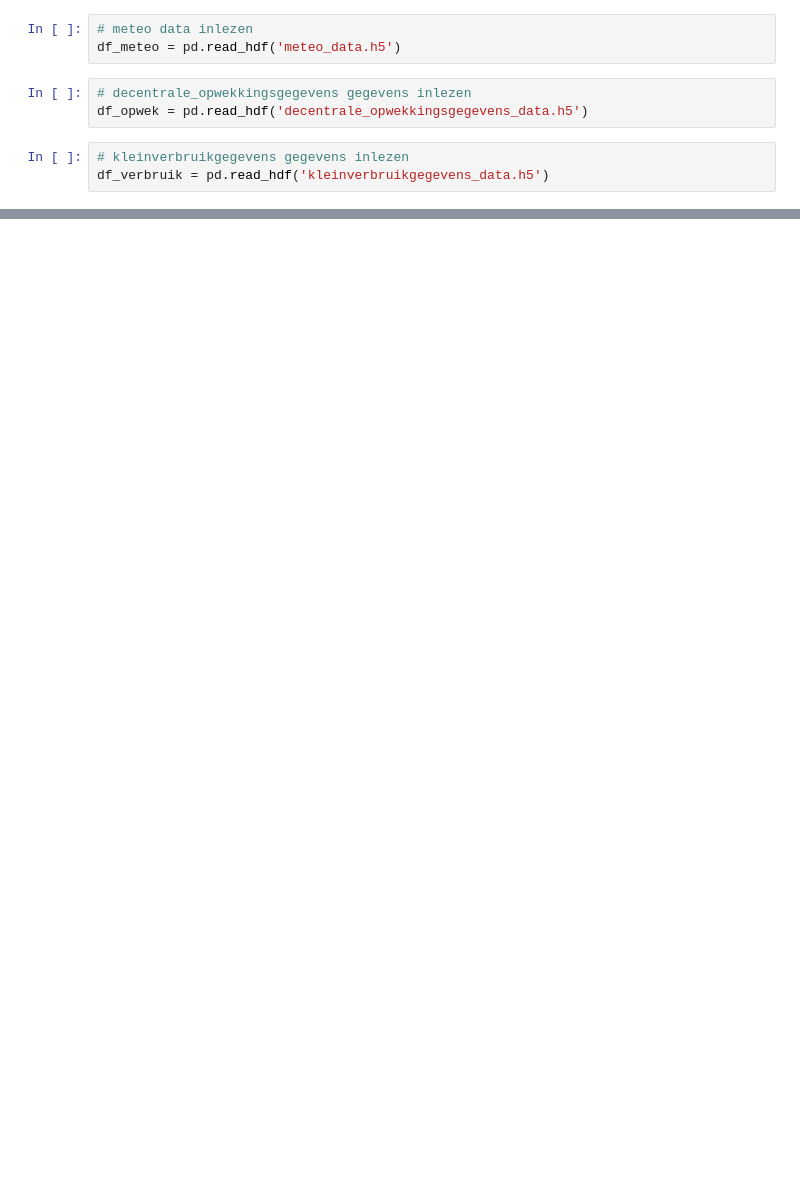
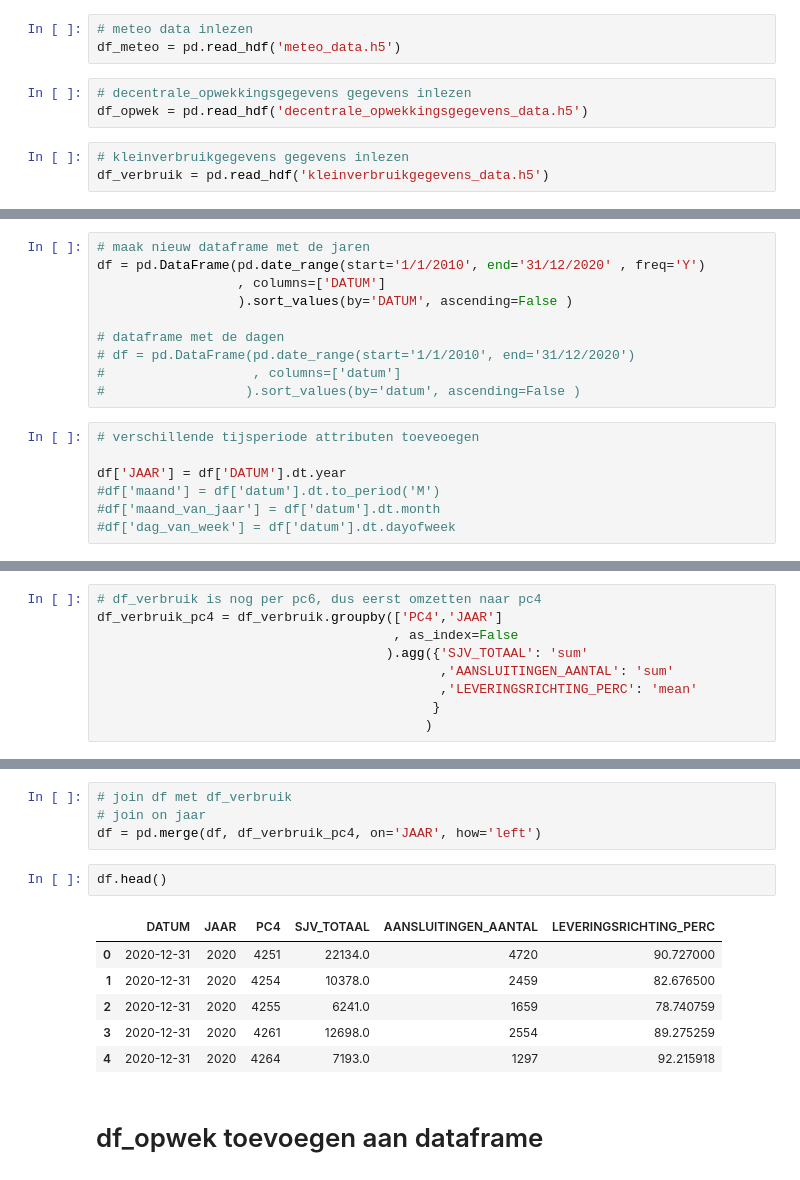
Before and after one commit to processminery/jads_enexis, a Jupyter notebook: notebooks/master_dataframe.ipynb, the cells around one changed output, grey strips where cells are left out. Drawn from its saved outputs; the diff is of its cells as text; blank space fills up the shorter version.

```diff
--- a/notebooks/master_dataframe.ipynb
+++ b/notebooks/master_dataframe.ipynb
@@ -184,0 +98,17 @@ memory usage: 11.2+ GB
+# %%
+# maak nieuw dataframe met de jaren
+df = pd.DataFrame(pd.date_range(start='1/1/2010', end='31/12/2020' , freq='Y')
+                  , columns=['DATUM']
+                  ).sort_values(by='DATUM', ascending=False )
+
+# dataframe met de dagen
+# df = pd.DataFrame(pd.date_range(start='1/1/2010', end='31/12/2020')
+#                   , columns=['datum']
+#                  ).sort_values(by='datum', ascending=False )
+# %%
+# verschillende tijsperiode attributen toeveoegen
+
+df['JAAR'] = df['DATUM'].dt.year
+#df['maand'] = df['datum'].dt.to_period('M')
+#df['maand_van_jaar'] = df['datum'].dt.month
+#df['dag_van_week'] = df['datum'].dt.dayofweek
@@ -184,0 +126,9 @@ memory usage: 11.2+ GB
+# %%
+# df_verbruik is nog per pc6, dus eerst omzetten naar pc4
+df_verbruik_pc4 = df_verbruik.groupby(['PC4','JAAR']
+                                      , as_index=False
+                                     ).agg({'SJV_TOTAAL': 'sum'
+                                            ,'AANSLUITINGEN_AANTAL': 'sum'
+                                            ,'LEVERINGSRICHTING_PERC': 'mean'
+                                           }
+                                          )
@@ -184,0 +144,15 @@ memory usage: 11.2+ GB
+# %%
+# join df met df_verbruik
+# join on jaar
+df = pd.merge(df, df_verbruik_pc4, on='JAAR', how='left')
+# %%
+df.head()
+# %% [output]
+|  | DATUM | JAAR | PC4 | SJV_TOTAAL | AANSLUITINGEN_AANTAL | LEVERINGSRICHTING_PERC |
+| 0 | 2020-12-31 | 2020 | 4251 | 22134.0 | 4720 | 90.727000 |
+| 1 | 2020-12-31 | 2020 | 4254 | 10378.0 | 2459 | 82.676500 |
+| 2 | 2020-12-31 | 2020 | 4255 | 6241.0 | 1659 | 78.740759 |
+| 3 | 2020-12-31 | 2020 | 4261 | 12698.0 | 2554 | 89.275259 |
+| 4 | 2020-12-31 | 2020 | 4264 | 7193.0 | 1297 | 92.215918 |
+# %% [markdown]
+# df_opwek toevoegen aan dataframe
```
Also changed, not shown: parts of 56 cells of this notebook, 6 other files.
